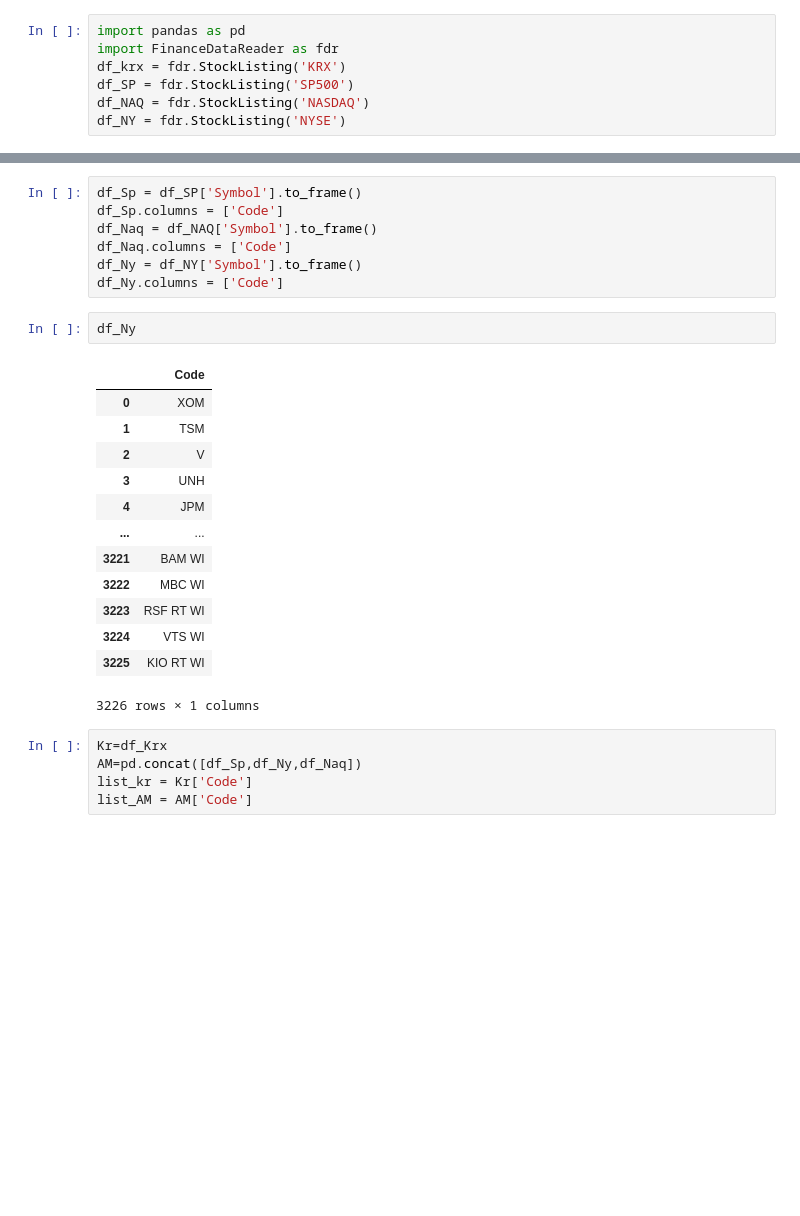
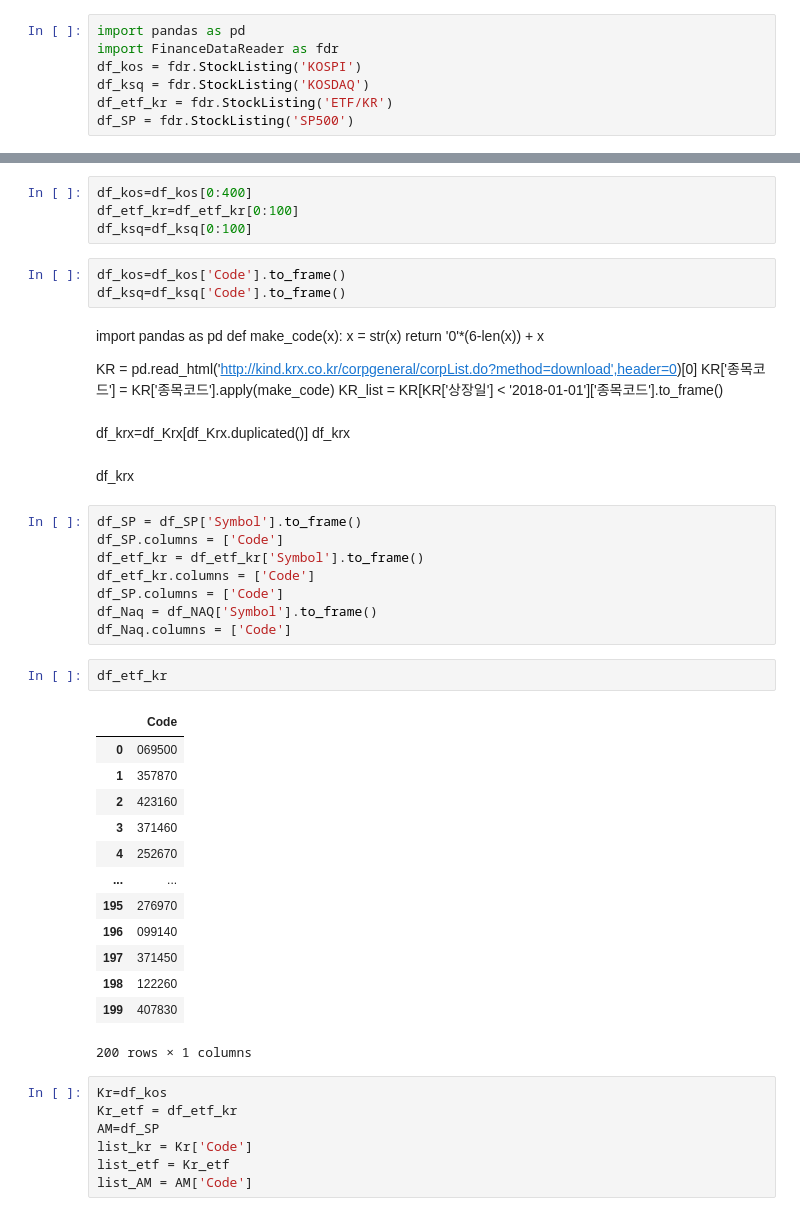
Before and after one commit to Hy-MDL/DB, a Jupyter notebook: Total.ipynb, the cells around one changed output, grey strips where cells are left out. Saved outputs shown, nothing was run; the diff lists cells and outputs as text; blank space fills up the shorter version.

```diff
--- a/Total.ipynb
+++ b/Total.ipynb
@@ -1,7 +1,7 @@
 # %%
 import pandas as pd
 import FinanceDataReader as fdr
-df_krx = fdr.StockListing('KRX')
+df_kos = fdr.StockListing('KOSPI')
+df_ksq = fdr.StockListing('KOSDAQ')
+df_etf_kr = fdr.StockListing('ETF/KR')
 df_SP = fdr.StockListing('SP500')
-df_NAQ = fdr.StockListing('NASDAQ')
-df_NY = fdr.StockListing('NYSE')
@@ -24,28 +8,52 @@ df_krx=df_Krx[df_Krx.duplicated()]
+# %%
+df_kos=df_kos[0:400]
+df_etf_kr=df_etf_kr[0:100]
+df_ksq=df_ksq[0:100]
+# %%
+df_kos=df_kos['Code'].to_frame()
+df_ksq=df_ksq['Code'].to_frame()
+# %% [markdown]
+import pandas as pd
+def make_code(x):
+    x = str(x)
+    return '0'*(6-len(x)) + x
+
+KR = pd.read_html('http://kind.krx.co.kr/corpgeneral/corpList.do?method=download',header=0)[0]
+KR['종목코드'] = KR['종목코드'].apply(make_code)
+KR_list = KR[KR['상장일'] < '2018-01-01']['종목코드'].to_frame()
+# %% [markdown]
+df_krx=df_Krx[df_Krx.duplicated()]
+df_krx
+# %% [markdown]
+df_krx
 # %%
-df_Sp = df_SP['Symbol'].to_frame()
-df_Sp.columns = ['Code']
+df_SP = df_SP['Symbol'].to_frame()
+df_SP.columns = ['Code']
+df_etf_kr = df_etf_kr['Symbol'].to_frame()
+df_etf_kr.columns = ['Code']
+df_SP.columns = ['Code']
 df_Naq = df_NAQ['Symbol'].to_frame()
 df_Naq.columns = ['Code']
-df_Ny = df_NY['Symbol'].to_frame()
-df_Ny.columns = ['Code']
-# %%
-df_Ny
-# %% [output]
-|  | Code |
-| 0 | XOM |
-| 1 | TSM |
-| 2 | V |
-| 3 | UNH |
-| 4 | JPM |
-| ... | ... |
-| 3221 | BAM WI |
-| 3222 | MBC WI |
-| 3223 | RSF RT WI |
-| 3224 | VTS WI |
-| 3225 | KIO RT WI |
-3226 rows × 1 columns
+# %%
+df_etf_kr
+# %% [output]
+|  | Code |
+| 0 | 069500 |
+| 1 | 357870 |
+| 2 | 423160 |
+| 3 | 371460 |
+| 4 | 252670 |
+| ... | ... |
+| 195 | 276970 |
+| 196 | 099140 |
+| 197 | 371450 |
+| 198 | 122260 |
+| 199 | 407830 |
+200 rows × 1 columns
 # %%
-Kr=df_Krx
-AM=pd.concat([df_Sp,df_Ny,df_Naq])
+Kr=df_kos
+Kr_etf = df_etf_kr
+AM=df_SP
 list_kr = Kr['Code']
+list_etf = Kr_etf
 list_AM = AM['Code']
```
Also changed, not shown: parts of 10 cells of this notebook, 3 other files.
